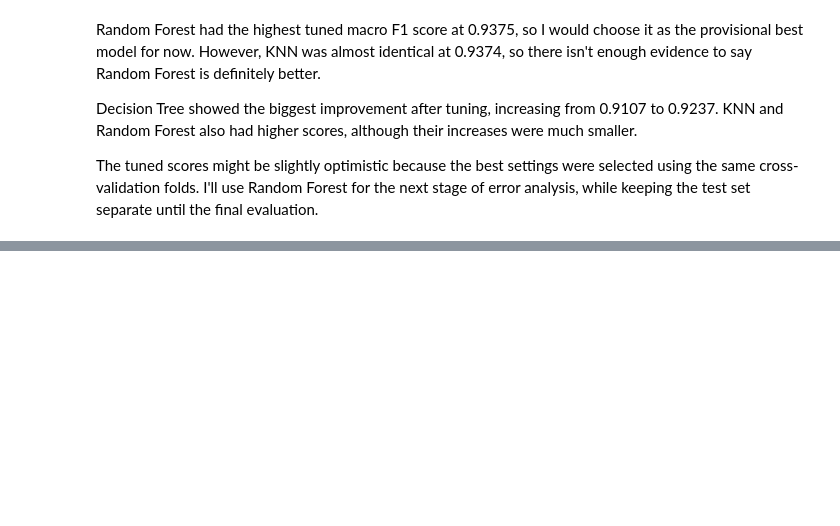
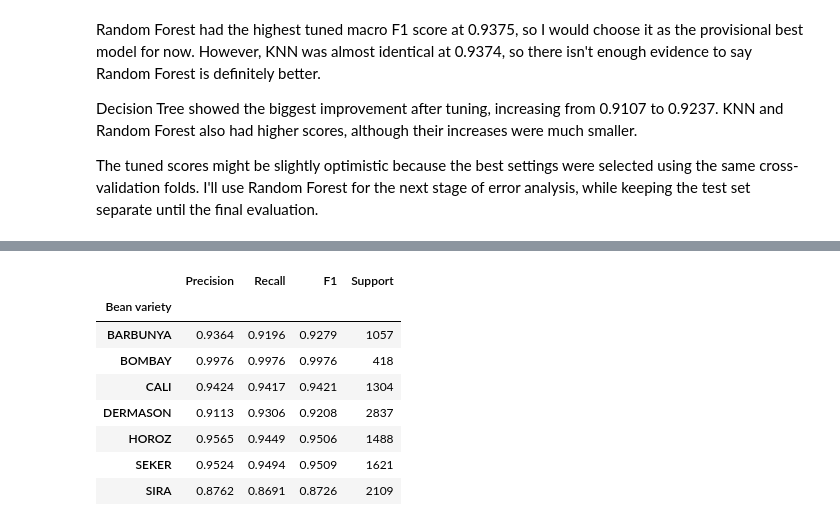
Before and after one commit to cliodhnarv/dry-bean-ml-classification, a Jupyter notebook: notebooks/01_data_audit_and_baseline.ipynb, the cells around one changed output, grey strips where cells are left out. Cells and saved outputs as stored; diff of their text form; code cells hidden in the pictures; blank space fills up the shorter version.

```diff
--- a/notebooks/01_data_audit_and_baseline.ipynb
+++ b/notebooks/01_data_audit_and_baseline.ipynb
@@ -710,0 +757,33 @@ The tuned scores might be slightly optimistic because the best settings were sel
+# %%
+rf_oof_report = classification_report(
+    y_train,
+    rf_oof_predictions,
+    labels=bean_classes,
+    target_names=bean_classes.tolist(),
+    output_dict=True,
+    zero_division=0
+)
+
+rf_per_class_results = (
+    pd.DataFrame(rf_oof_report).T
+    .loc[bean_classes, ["precision", "recall", "f1-score", "support"]]
+    .rename(columns={
+        "precision": "Precision",
+        "recall": "Recall",
+        "f1-score": "F1",
+        "support": "Support"
+    })
+)
+rf_per_class_results.index.name = "Bean variety"
+rf_per_class_results["Support"] = rf_per_class_results["Support"].astype(int)
+display(rf_per_class_results.round(4))
+# %% [output]
+|  | Precision | Recall | F1 | Support |
+| Bean variety |  |  |  |  |
+| BARBUNYA | 0.9364 | 0.9196 | 0.9279 | 1057 |
+| BOMBAY | 0.9976 | 0.9976 | 0.9976 | 418 |
+| CALI | 0.9424 | 0.9417 | 0.9421 | 1304 |
+| DERMASON | 0.9113 | 0.9306 | 0.9208 | 2837 |
+| HOROZ | 0.9565 | 0.9449 | 0.9506 | 1488 |
+| SEKER | 0.9524 | 0.9494 | 0.9509 | 1621 |
+| SIRA | 0.8762 | 0.8691 | 0.8726 | 2109 |
```
Also changed, not shown: parts of 5 cells of this notebook.
